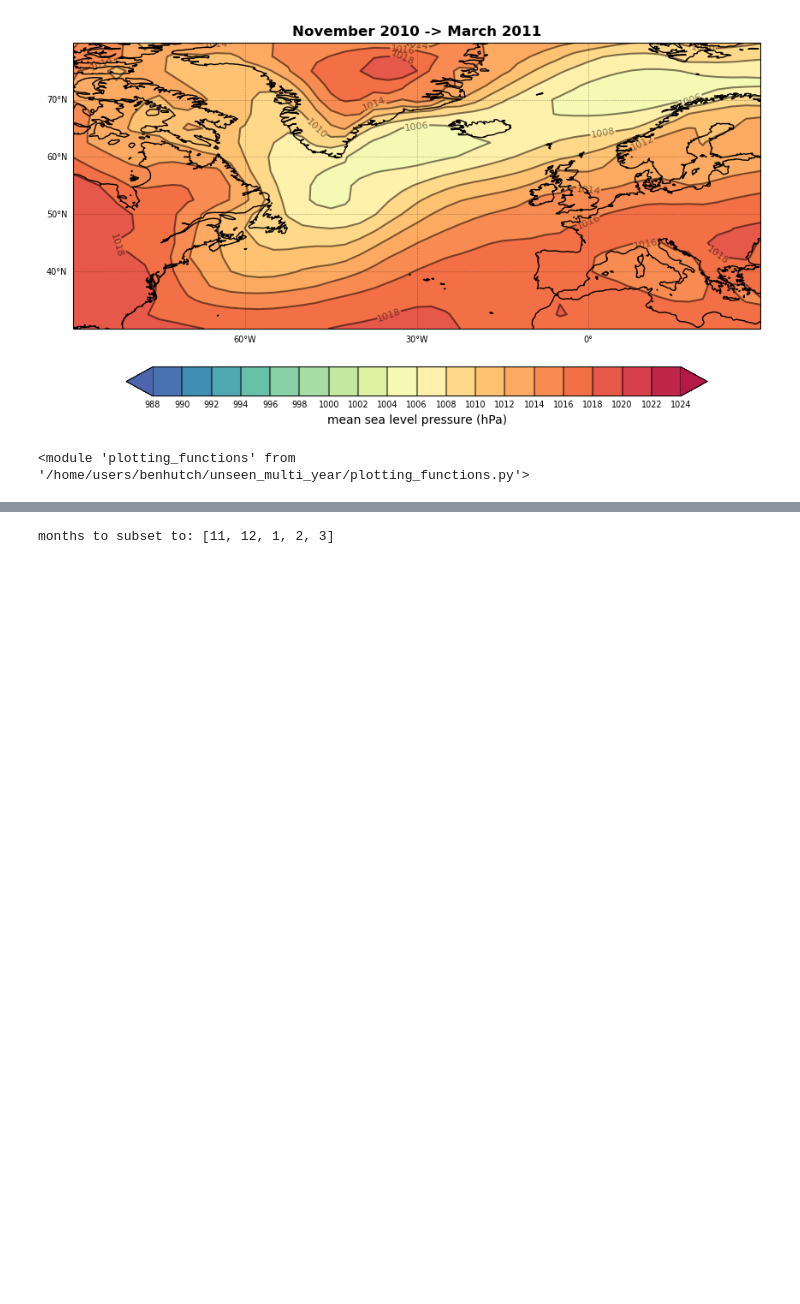
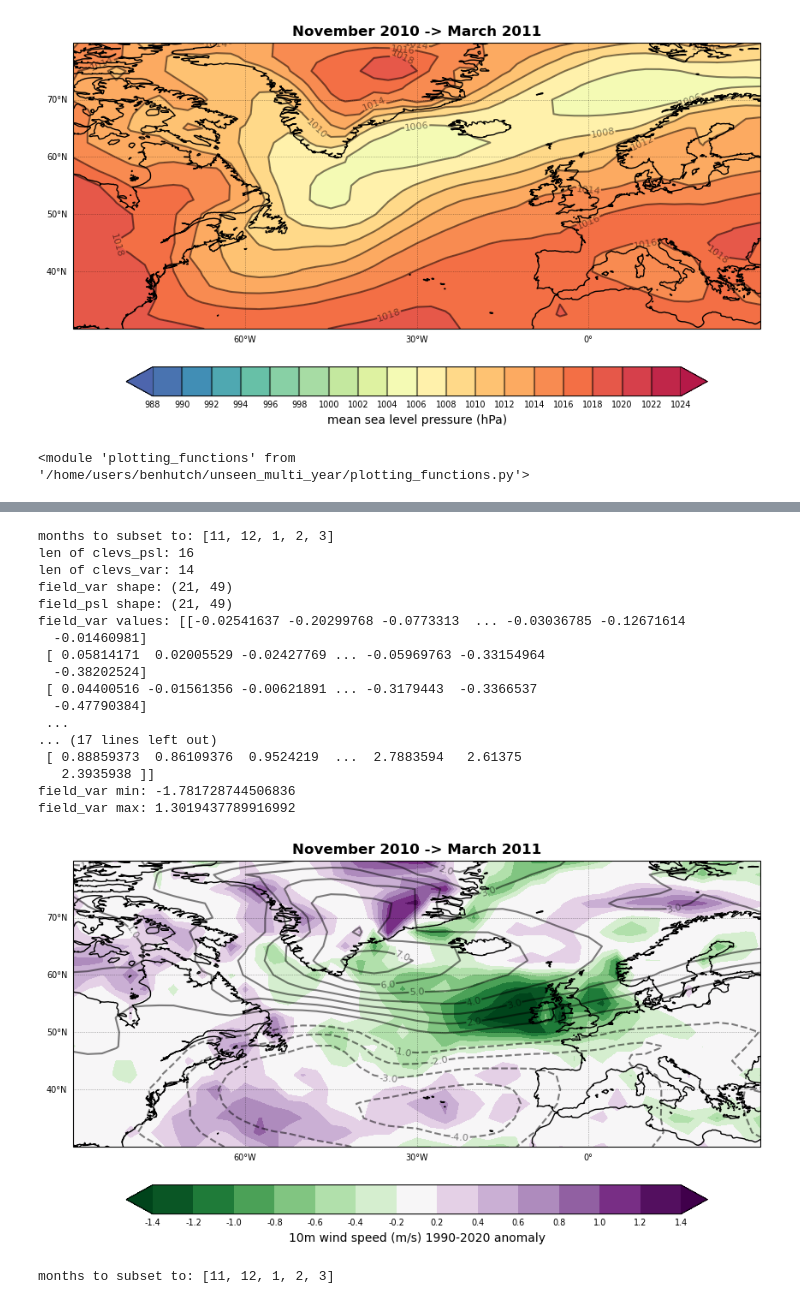
Before and after one commit to benhutchmet/unseen_multi_year, a Jupyter notebook: exploring_ind_events.ipynb, the cells around one changed output, grey strips where cells are left out. Drawn from its saved outputs; the diff is of its cells as text; code cells hidden in the pictures; blank space fills up the shorter version.

```diff
--- a/exploring_ind_events.ipynb
+++ b/exploring_ind_events.ipynb
@@ -505,3 +517,31 @@ field_var max: 20.250335693359375
+# %%
+# default is t2m
+plot_mslp_anoms_temp_wind_obs(
+    start_date="2010-11-01",
+    end_date="2011-03-31",
+    title="November 2010 -> March 2011",
+    variable="si10",
+    calc_anoms=True,
+)
+# %% [output]
+months to subset to: [11, 12, 1, 2, 3]
+len of clevs_psl: 16
+len of clevs_var: 14
+field_var shape: (21, 49)
+field_psl shape: (21, 49)
+field_var values: [[-0.02541637 -0.20299768 -0.0773313  ... -0.03036785 -0.12671614
+  -0.01460981]
+ [ 0.05814171  0.02005529 -0.02427769 ... -0.05969763 -0.33154964
+  -0.38202524]
+ [ 0.04400516 -0.01561356 -0.00621891 ... -0.3179443  -0.3366537
+  -0.47790384]
+ ...
+... (17 lines left out)
+ [ 0.88859373  0.86109376  0.9524219  ...  2.7883594   2.61375
+   2.3935938 ]]
+field_var min: -1.781728744506836
+field_var max: 1.3019437789916992
+[figure, added]
 # %%
 # 1963 was also bad
 plot_mslp_anoms(
```
Also changed, not shown: parts of 1 cell of this notebook, 1 other file.
